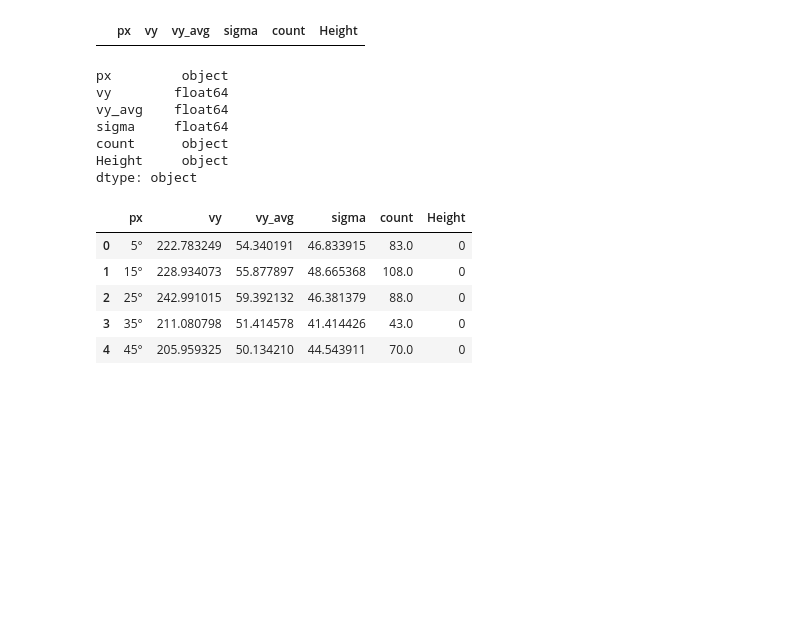
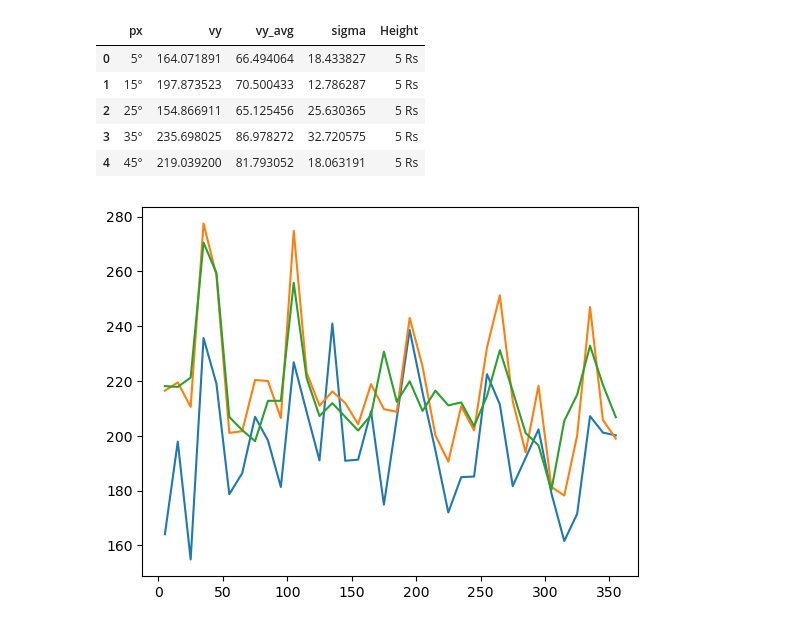
Before and after one commit to WaaallEEE/stereo_solar_flow_tracking, a Jupyter notebook: notebooks/vizzu_vel.ipynb, the cells around one changed output. Cells and saved outputs as stored; diff of their text form; code cells hidden in the pictures; blank space fills up the shorter version.

```diff
--- a/notebooks/vizzu_vel.ipynb
+++ b/notebooks/vizzu_vel.ipynb
@@ -24,42 +92,60 @@ deg_bins_str = [str(deg)+ u'\N{DEGREE SIGN}' for deg in deg_bins.astype(int)]
+# %%
+# Make velocities averaged three different heights, and another average over the whole y-axis
+hwidth = ny//3
+heights = np.round(np.arange(0, ny, hwidth))
+vys = [vy_euler[h:h+hwidth, :].mean(axis=0) for h in heights[:-1]]
+# Make the whole-axis average, which Vizzu will use transition to the three heights
+vy_avg = vy_euler.mean(axis=0)
+# Flip so that we have the bins as 360 - deg_bins, without having to resort the array
+vy_avg = vy_avg[::-1]
+xcoords = np.arange(0, nx)
+# %%
+angular_bins = np.arange(0, nx+1, 100)
+
+# Make the whole-axis statistic
+bin_means_whole_axis, bin_edges, binnumber = binned_statistic(xcoords, vy_avg, statistic='mean', bins=angular_bins)
+vmean_err = bin_std/np.sqrt(bin_count)
+vmean = bin_means.mean()
+deg_bins = (bin_edges[:-1]+bin_edges[1:])/2/10
+
+deg_bins_str = [str(deg)+ u'\N{DEGREE SIGN}' for deg in deg_bins.astype(int)]
 # %%
 df_list = []
 
-for i in range(4):
+# Make the 3-height statistic
+plt.figure()
+for i in range(3):
+    # Flip so that we have the bins as 360 - deg_bins, without having to resort the array
+    vy = vys[i][::-1]
+    bin_means, bin_edges, binnumber = binned_statistic(xcoords, vy, statistic='mean', bins=angular_bins)
+    bin_std, _, _ = binned_statistic(xcoords, vy, statistic='std', bins=angular_bins)
+    bin_count, _, _ = binned_statistic(xcoords, vy, statistic='count', bins=angular_bins)
+    vmean_err = bin_std/np.sqrt(bin_count)
+    vmean = bin_means.mean()
+    deg_bins = (bin_edges[:-1]+bin_edges[1:])/2/10
+
     df = pd.DataFrame({
         'px': deg_bins_str,
-        'vy': bin_means + 100*np.random.rand(),
-        'vy_avg': bin_means/4, # divided by the number of heights for Vizzu to make sense
-        'sigma': bin_std + 5*np.random.rand(),
-        'count': (bin_count + np.random.randint(1, high=20)).astype(str),
-        'Height': i
+        'vy': bin_means,
+        'vy_avg': bin_means_whole_axis/3, # divided by the number of heights for Vizzu to make sense
+        'sigma': bin_std,
+        'Height': f'{(i+1)*5} Rs'
     })
 
     df_list.append(df)
 
+    plt.plot(deg_bins, bin_means)
+
 df = pd.concat(df_list)
-df.query('px == "5"').head()
+df.head()
 # %% [output]
-|  | px | vy | vy_avg | sigma | count | Height |
+|  | px | vy | vy_avg | sigma | Height |
+| 0 | 5° | 164.071891 | 66.494064 | 18.433827 | 5 Rs |
+| 1 | 15° | 197.873523 | 70.500433 | 12.786287 | 5 Rs |
+| 2 | 25° | 154.866911 | 65.125456 | 25.630365 | 5 Rs |
+| 3 | 35° | 235.698025 | 86.978272 | 32.720575 | 5 Rs |
+| 4 | 45° | 219.039200 | 81.793052 | 18.063191 | 5 Rs |
+[figure, added]
-# %%
-df['Height'] = df['Height'].astype(str)
-df.dtypes
-# %% [output]
-px         object
-vy        float64
-vy_avg    float64
-sigma     float64
-count      object
-Height     object
-dtype: object
-# %%
-df.head()
-# %% [output]
-|  | px | vy | vy_avg | sigma | count | Height |
-| 0 | 5° | 222.783249 | 54.340191 | 46.833915 | 83.0 | 0 |
-| 1 | 15° | 228.934073 | 55.877897 | 48.665368 | 108.0 | 0 |
-| 2 | 25° | 242.991015 | 59.392132 | 46.381379 | 88.0 | 0 |
-| 3 | 35° | 211.080798 | 51.414578 | 41.414426 | 43.0 | 0 |
-| 4 | 45° | 205.959325 | 50.134210 | 44.543911 | 70.0 | 0 |
 # %%
 data = Data()
 data.add_data_frame(df)
```
Also changed, not shown: parts of 10 cells of this notebook, 3 other files.
